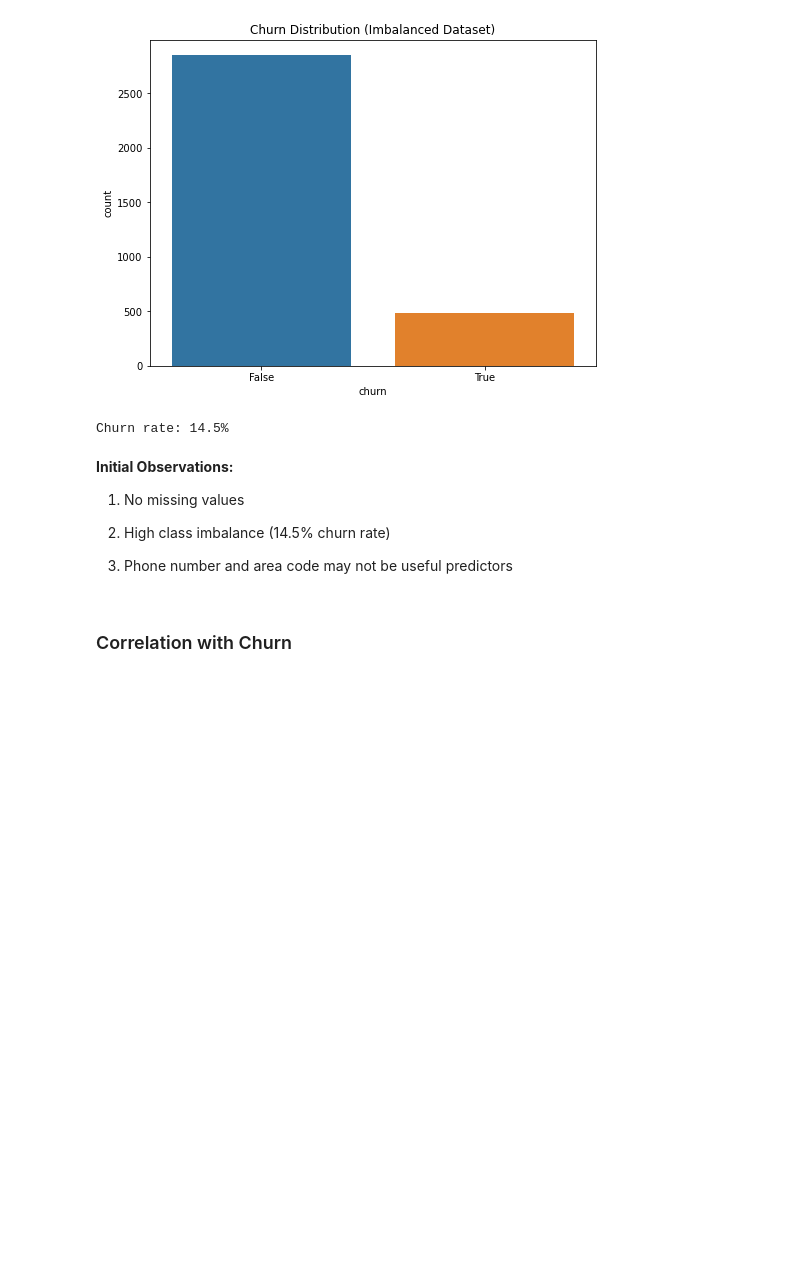
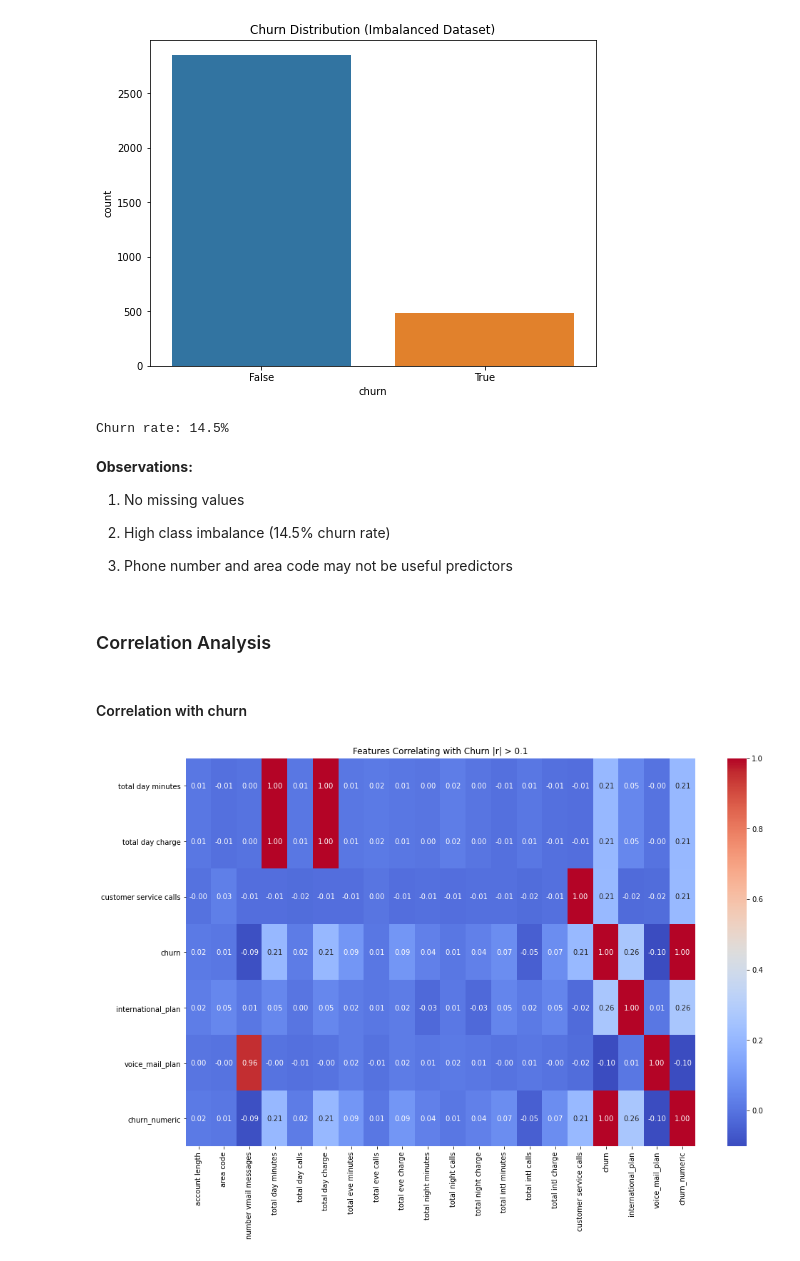
Before and after one commit to KweyuV/Customer-Churn-Prediction, a Jupyter notebook: Customer-Churn-Prediction.ipynb, the cells around one changed output. Cells and saved outputs as stored; diff of their text form; code cells hidden in the pictures; blank space fills up the shorter version.

Commit message:
data cleaning , EDA, Correlation analysis, feature and target relationship, traintest split

```diff
--- a/Customer-Churn-Prediction.ipynb
+++ b/Customer-Churn-Prediction.ipynb
@@ -149,7 +184,7 @@ print(f"Churn rate: {df.churn.mean():.1%}")
 [figure]
 Churn rate: 14.5%
 # %% [markdown]
-**Initial Observations:**
+**Observations:**
 
 1. No missing values
 
@@ -157,4 +192,24 @@ Churn rate: 14.5%
 
 3. Phone number and area code may not be useful predictors
 # %% [markdown]
-### Correlation with Churn
+### Correlation Analysis
+# %% [markdown]
+#### Correlation with churn
+# %%
+# Corrected column name access
+df['international_plan'] = df['international plan'].map({'yes':1, 'no':0})
+df['voice_mail_plan'] = df['voice mail plan'].map({'yes':1, 'no':0})
+df['churn_numeric'] = df['churn'].map({False:0, True:1})
+
+
+# Correlation matrix with churn
+corr = df.corr()
+
+# plot heat map
+plt.figure(figsize=(16,10))
+sns.heatmap(corr[abs(corr['churn_numeric']) > 0.1],
+            annot=True, cmap='coolwarm', fmt='.2f')
+plt.title('Features Correlating with Churn |r| > 0.1')
+plt.show()
+# %% [output]
+[figure, added]
```
Also changed, not shown: parts of 16 cells of this notebook.
